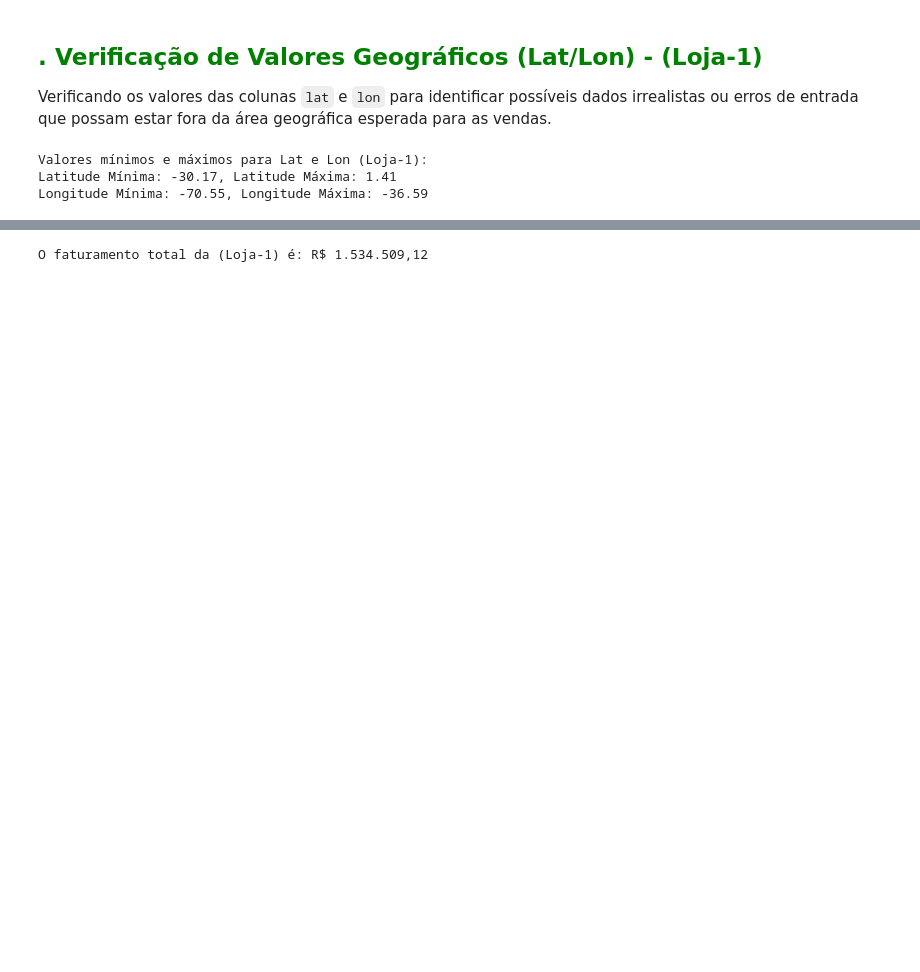
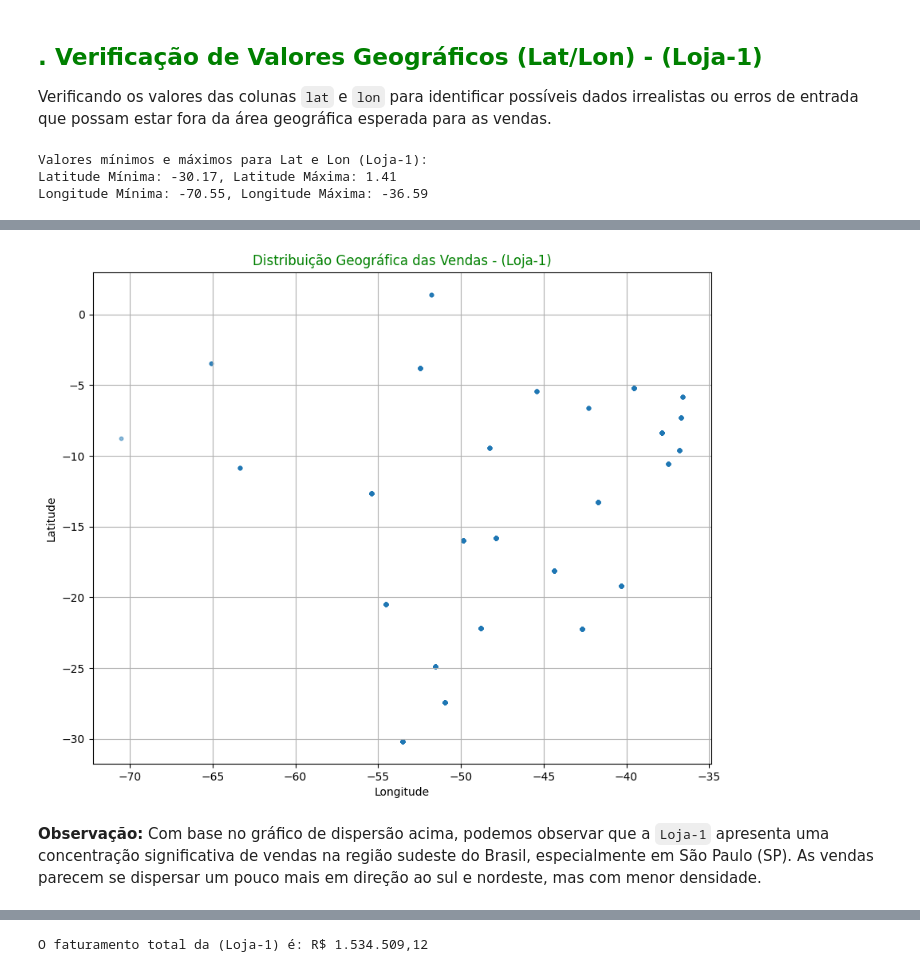
Before and after one commit to WBruni/Analise_Vendas_e_Desempenho_Loja, a Jupyter notebook: AluraStoreBrasil.ipynb, the cells around one changed output, grey strips where cells are left out. Cells and saved outputs as stored; diff of their text form; code cells hidden in the pictures; blank space fills up the shorter version.

Commit message:
feat: Aprimorando limpeza e análise exploratória da Loja-1

```diff
--- a/AluraStoreBrasil.ipynb
+++ b/AluraStoreBrasil.ipynb
@@ -225,0 +269,14 @@ Longitude Mínima: -70.55, Longitude Máxima: -36.59
+# %%
+import matplotlib.pyplot as plt
+
+plt.figure(figsize=(10, 8))
+plt.scatter(loja1['lon'], loja1['lat'], alpha=0.5, s=10)
+plt.title('Distribuição Geográfica das Vendas - (Loja-1)', color='green')
+plt.xlabel('Longitude')
+plt.ylabel('Latitude')
+plt.grid(True)
+plt.show()
+# %% [output]
+[figure, added]
+# %% [markdown]
+**Observação:** Com base no gráfico de dispersão acima, podemos observar que a `Loja-1` apresenta uma concentração significativa de vendas na região sudeste do Brasil, especialmente em São Paulo (SP). As vendas parecem se dispersar um pouco mais em direção ao sul e nordeste, mas com menor densidade.
```
Also changed, not shown: parts of 89 cells of this notebook.
